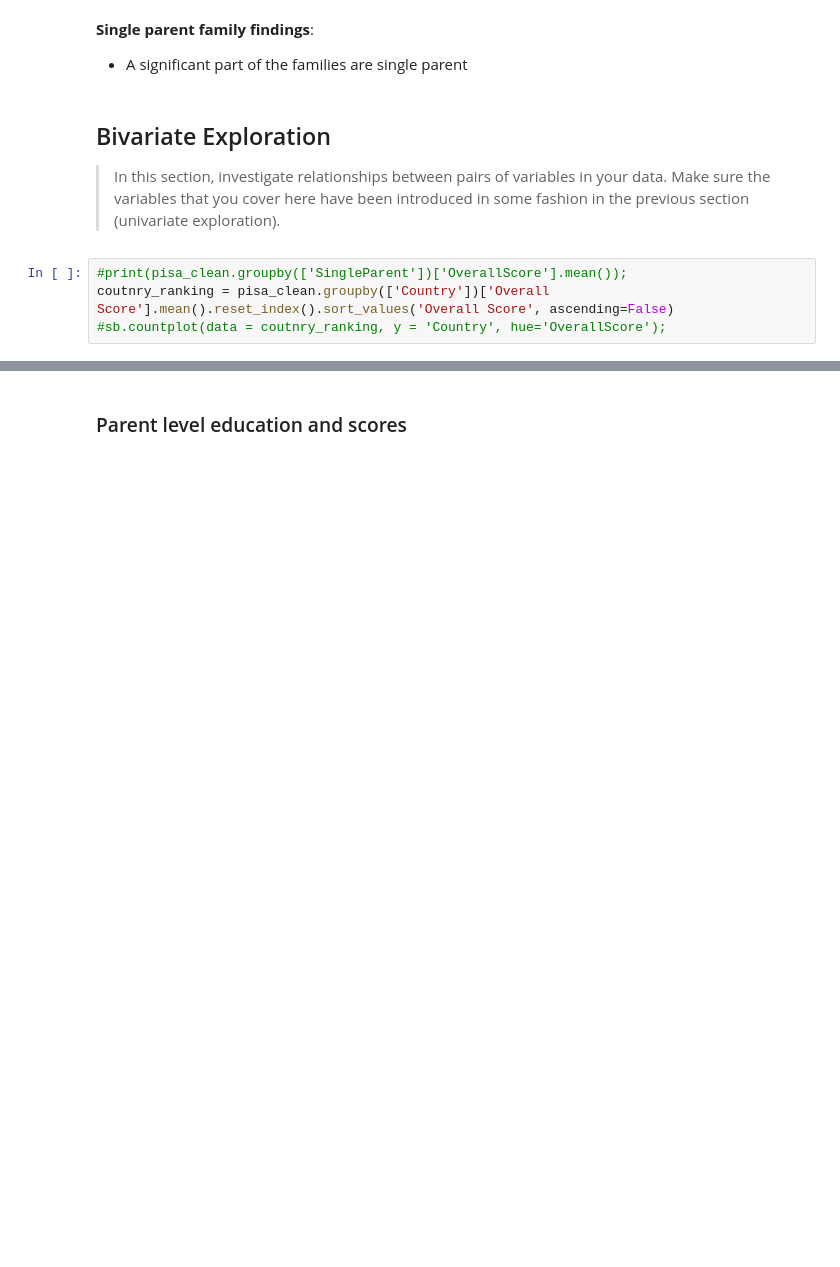
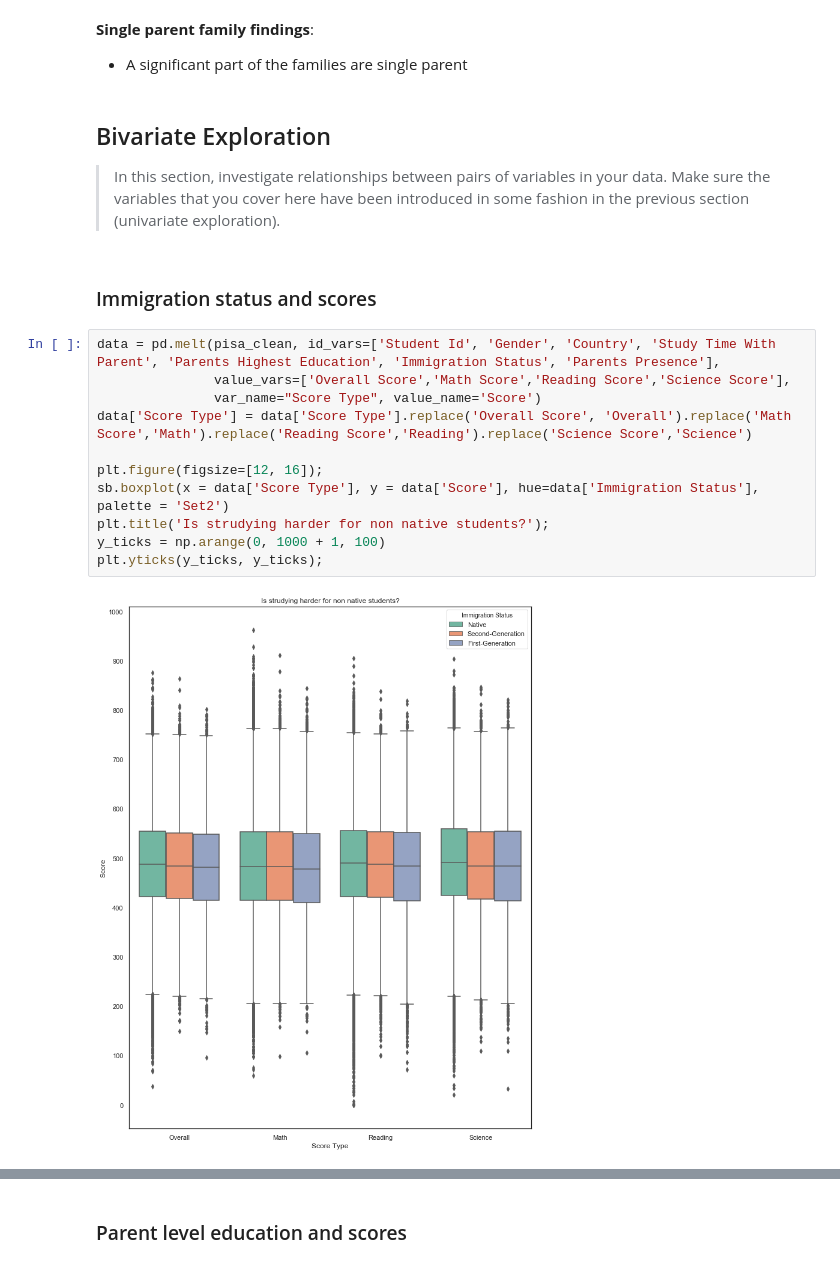
Before and after one commit to rguitter/dand, a Jupyter notebook: P5-Data_visualization/exploration_template.ipynb, the cells around one changed output, grey strips where cells are left out. Saved outputs shown, nothing was run; the diff lists cells and outputs as text; blank space fills up the shorter version.

```diff
--- a/P5-Data_visualization/exploration_template.ipynb
+++ b/P5-Data_visualization/exploration_template.ipynb
@@ -501,7 +501,18 @@ plt.show();
 > In this section, investigate relationships between pairs of variables in your
 data. Make sure the variables that you cover here have been introduced in some
 fashion in the previous section (univariate exploration).
-# %%
-#print(pisa_clean.groupby(['SingleParent'])['OverallScore'].mean());
-coutnry_ranking = pisa_clean.groupby(['Country'])['Overall Score'].mean().reset_index().sort_values('Overall Score', ascending=False)
-#sb.countplot(data = coutnry_ranking, y = 'Country', hue='OverallScore');
+# %% [markdown]
+### Immigration status and scores
+# %%
+data = pd.melt(pisa_clean, id_vars=['Student Id', 'Gender', 'Country', 'Study Time With Parent', 'Parents Highest Education', 'Immigration Status', 'Parents Presence'],
+               value_vars=['Overall Score','Math Score','Reading Score','Science Score'],
+               var_name="Score Type", value_name='Score')
+data['Score Type'] = data['Score Type'].replace('Overall Score', 'Overall').replace('Math Score','Math').replace('Reading Score','Reading').replace('Science Score','Science')
+
+plt.figure(figsize=[12, 16]);
+sb.boxplot(x = data['Score Type'], y = data['Score'], hue=data['Immigration Status'], palette = 'Set2')
+plt.title('Is strudying harder for non native students?');
+y_ticks = np.arange(0, 1000 + 1, 100)
+plt.yticks(y_ticks, y_ticks);
+# %% [output]
+[figure, added]
```
Also changed, not shown: parts of 10 cells of this notebook.
